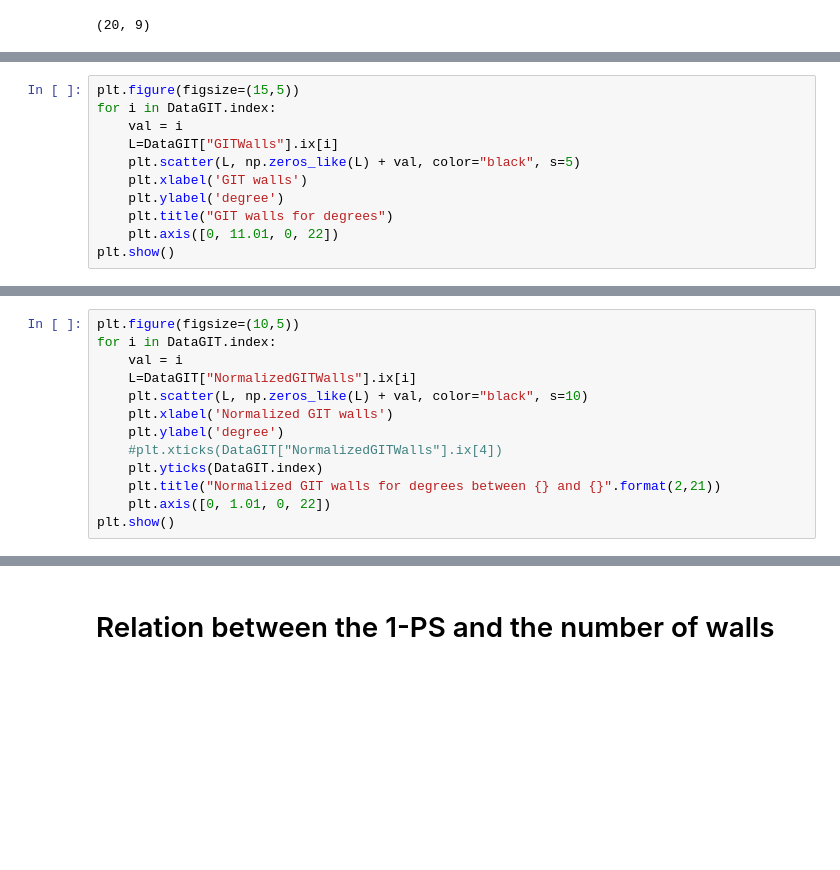
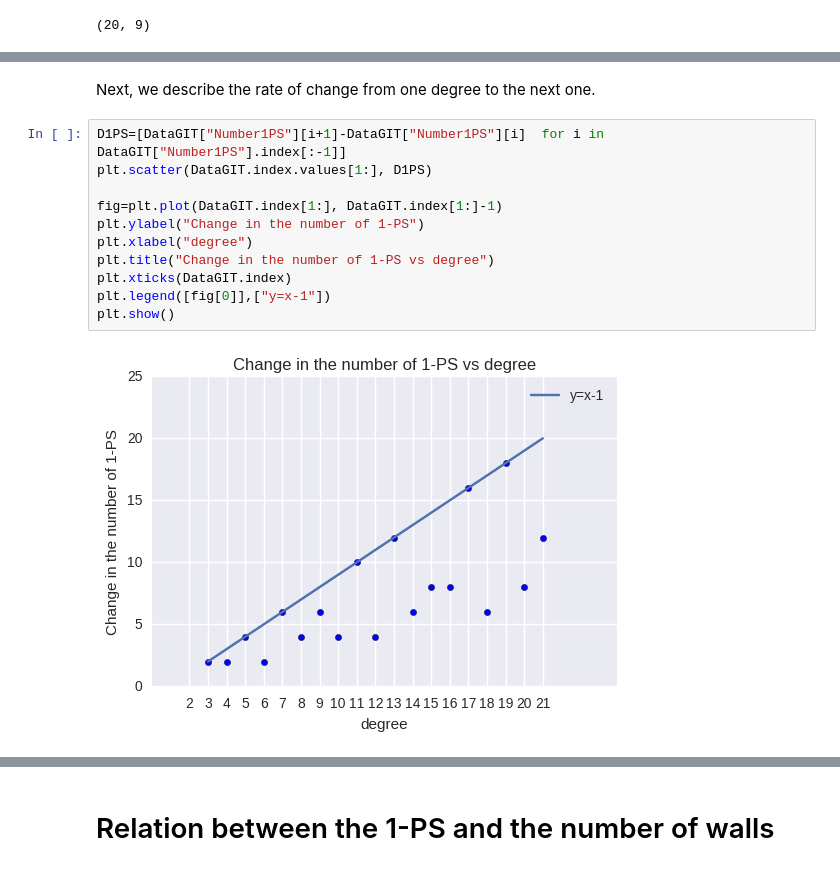
Before and after one commit to pgallardo/Analysis_GIT_data, a Jupyter notebook: DataAnalysisCurves.ipynb, the cells around one changed output, grey strips where cells are left out. Saved outputs shown, nothing was run; the diff lists cells and outputs as text; blank space fills up the shorter version.

```diff
--- a/DataAnalysisCurves.ipynb
+++ b/DataAnalysisCurves.ipynb
@@ -143,11 +33,0 @@ plt.show()
-# %%
-plt.figure(figsize=(15,5))
-for i in DataGIT.index:
-    val = i
-    L=DataGIT["GITWalls"].ix[i]
-    plt.scatter(L, np.zeros_like(L) + val, color="black", s=5)
-    plt.xlabel('GIT walls')
-    plt.ylabel('degree')
-    plt.title("GIT walls for degrees")
-    plt.axis([0, 11.01, 0, 22])
-plt.show()
@@ -156,13 +33,0 @@ plt.show()
-# %%
-plt.figure(figsize=(10,5))
-for i in DataGIT.index:
-    val = i
-    L=DataGIT["NormalizedGITWalls"].ix[i]
-    plt.scatter(L, np.zeros_like(L) + val, color="black", s=10)
-    plt.xlabel('Normalized GIT walls')
-    plt.ylabel('degree')
-    #plt.xticks(DataGIT["NormalizedGITWalls"].ix[4])
-    plt.yticks(DataGIT.index)
-    plt.title("Normalized GIT walls for degrees between {} and {}".format(2,21))
-    plt.axis([0, 1.01, 0, 22])
-plt.show()
@@ -250,0 +59,15 @@ plt.show()
+# %% [markdown]
+Next, we describe the rate of change from one degree to the next one.
+# %%
+D1PS=[DataGIT["Number1PS"][i+1]-DataGIT["Number1PS"][i]  for i in DataGIT["Number1PS"].index[:-1]]
+plt.scatter(DataGIT.index.values[1:], D1PS)
+
+fig=plt.plot(DataGIT.index[1:], DataGIT.index[1:]-1)
+plt.ylabel("Change in the number of 1-PS")
+plt.xlabel("degree")
+plt.title("Change in the number of 1-PS vs degree")
+plt.xticks(DataGIT.index)
+plt.legend([fig[0]],["y=x-1"])
+plt.show()
+# %% [output]
+[figure, added]
```
Also changed, not shown: parts of 55 cells of this notebook.
